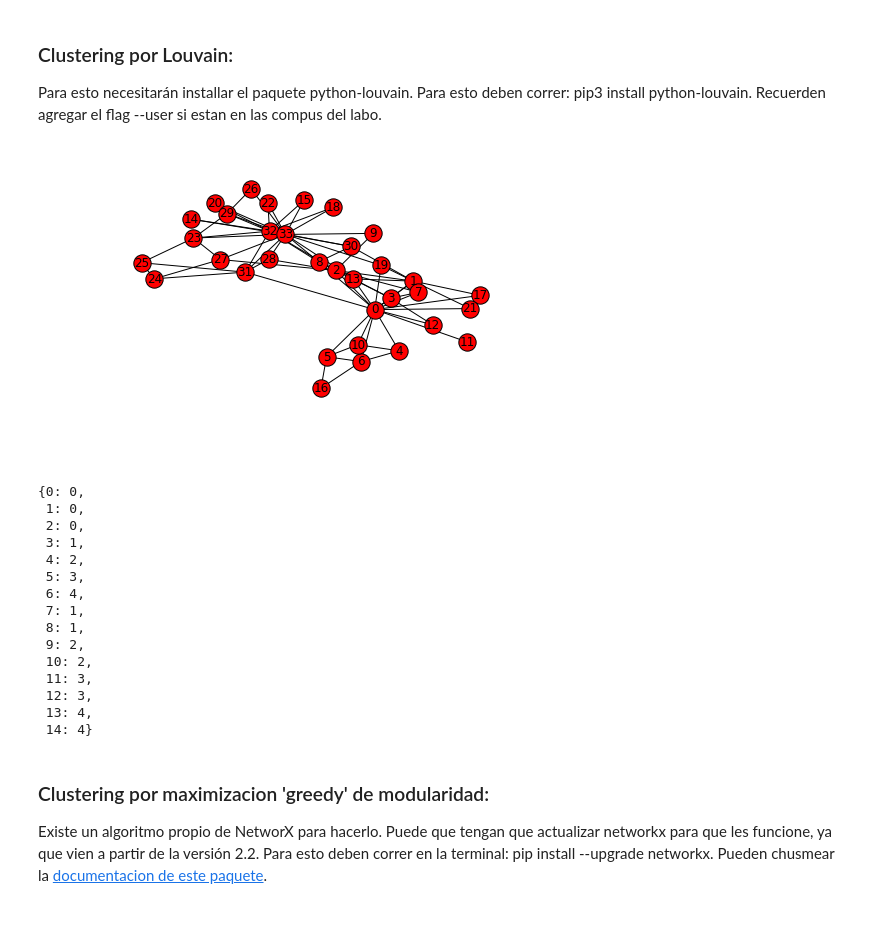
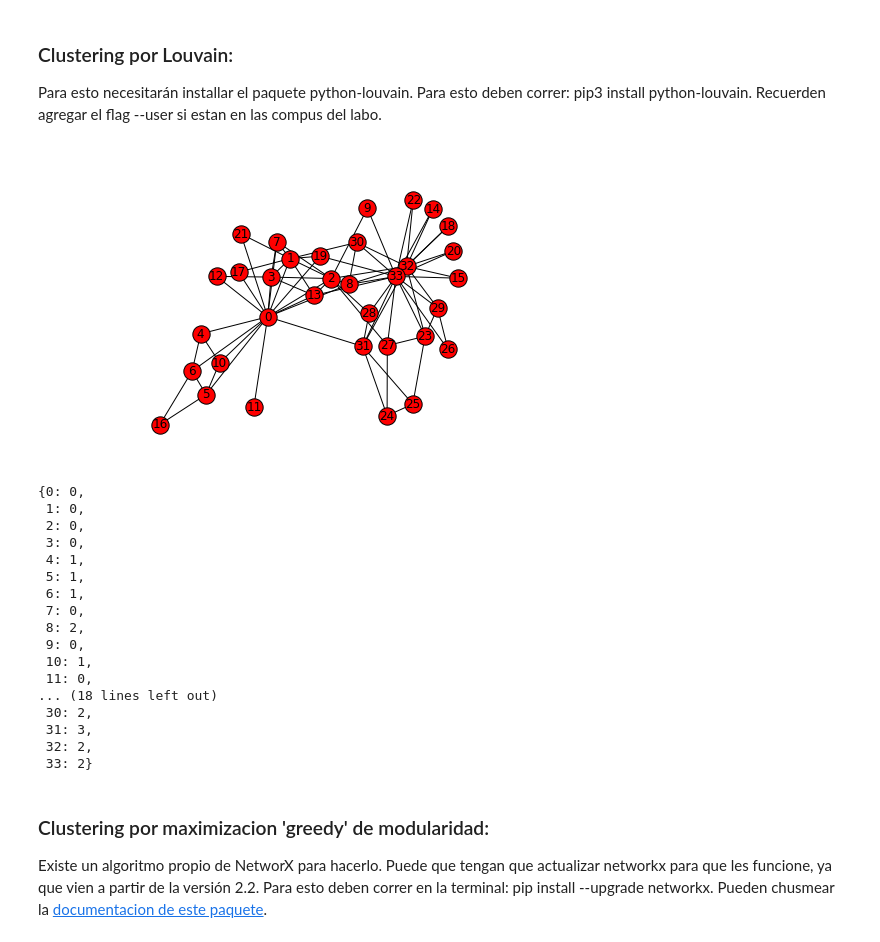
Before and after one commit to fedesevle/Redes_FLEM, a Jupyter notebook: TP_3/TPC03-Louvain-Betweenness-Greedy.ipynb, the cells around one changed output. Cells and saved outputs as stored; diff of their text form; code cells hidden in the pictures.

```diff
--- a/TP_3/TPC03-Louvain-Betweenness-Greedy.ipynb
+++ b/TP_3/TPC03-Louvain-Betweenness-Greedy.ipynb
@@ -38,31 +48,33 @@ a
 Para esto necesitarán installar el paquete python-louvain. Para esto deben correr: pip3 install python-louvain. Recuerden agregar el flag --user si estan en las compus del labo.
 # %%
 import community
-G = nx.karate_club_graph()
-nx.draw(G,with_labels=True)
+K = nx.karate_club_graph()
+nx.draw(K,with_labels=True)
 plt.show()
 # %% [output]
-[figure, old version]
+[figure, new version]
 # %%
 # Compute the best partition
-partition = community.best_partition(G)
-partition
+partition1 = community.best_partition(K)
+partition1
 # %% [output]
 {0: 0,
  1: 0,
  2: 0,
- 3: 1,
- 4: 2,
- 5: 3,
- 6: 4,
- 7: 1,
- 8: 1,
- 9: 2,
- 10: 2,
- 11: 3,
- 12: 3,
- 13: 4,
- 14: 4}
+ 3: 0,
+ 4: 1,
+ 5: 1,
+ 6: 1,
+ 7: 0,
+ 8: 2,
+ 9: 0,
+ 10: 1,
+ 11: 0,
+... (18 lines left out)
+ 30: 2,
+ 31: 3,
+ 32: 2,
+ 33: 2}
 # %% [markdown]
 ### Clustering por maximizacion 'greedy' de modularidad:
 Existe un algoritmo propio de NetworX para hacerlo. Puede que tengan que actualizar networkx para que les funcione, ya que vien a partir de la versión 2.2. Para esto deben correr en la terminal: pip install --upgrade networkx. Pueden chusmear la [documentacion de este paquete](https://networkx.github.io/documentation/stable/reference/algorithms/community.html#module-networkx.algorithms.community.modularity_max).
```
Also changed, not shown: parts of 19 cells of this notebook.
